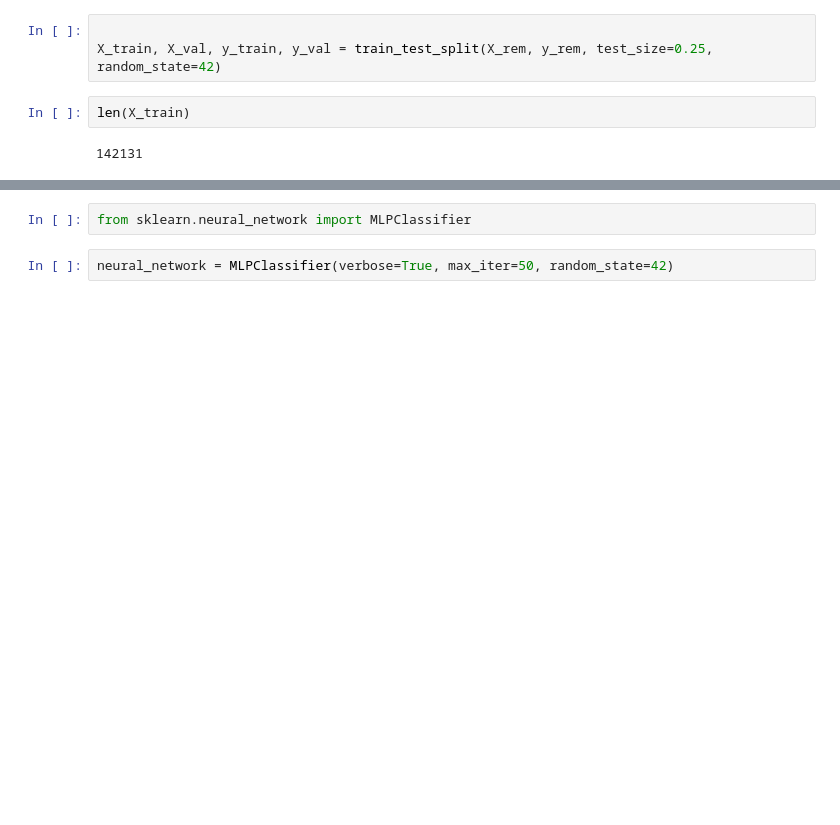
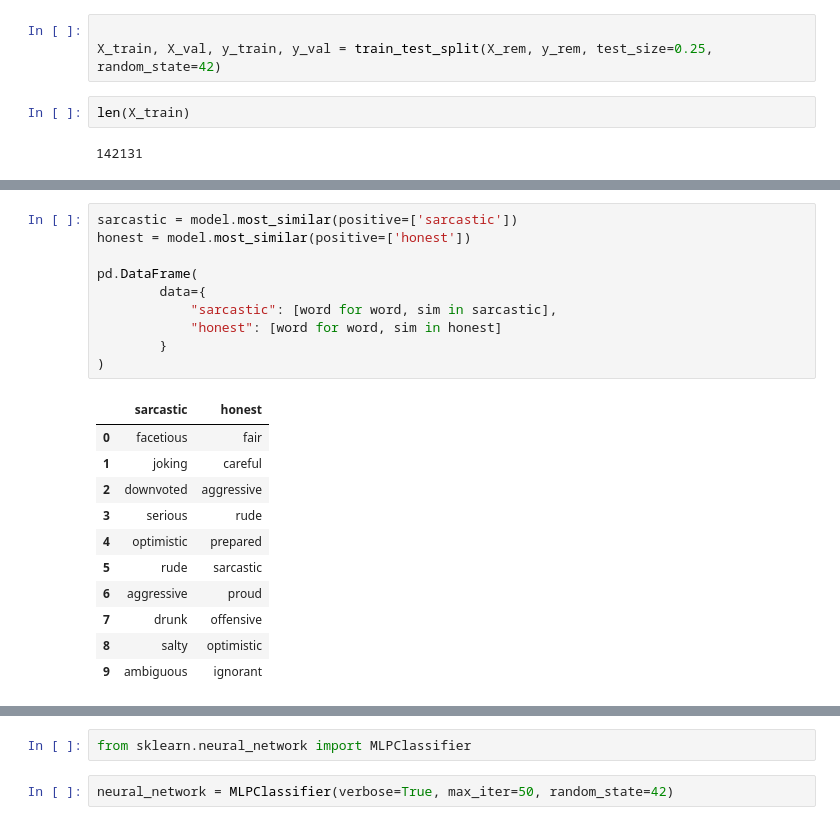
Before and after one commit to Sveto-G/Reddit-Sarcasm, a Jupyter notebook: Notebooks/word2vec.ipynb, the cells around one changed output, grey strips where cells are left out. Drawn from its saved outputs; the diff is of its cells as text; blank space fills up the shorter version.

```diff
--- a/Notebooks/word2vec.ipynb
+++ b/Notebooks/word2vec.ipynb
@@ -328,0 +320,22 @@ pd.DataFrame(
+# %%
+sarcastic = model.most_similar(positive=['sarcastic'])
+honest = model.most_similar(positive=['honest'])
+
+pd.DataFrame(
+        data={
+            "sarcastic": [word for word, sim in sarcastic],
+            "honest": [word for word, sim in honest]
+        }
+)
+# %% [output]
+|  | sarcastic | honest |
+| 0 | facetious | fair |
+| 1 | joking | careful |
+| 2 | downvoted | aggressive |
+| 3 | serious | rude |
+| 4 | optimistic | prepared |
+| 5 | rude | sarcastic |
+| 6 | aggressive | proud |
+| 7 | drunk | offensive |
+| 8 | salty | optimistic |
+| 9 | ambiguous | ignorant |
```
Also changed, not shown: parts of 18 cells of this notebook, 1 other file.
